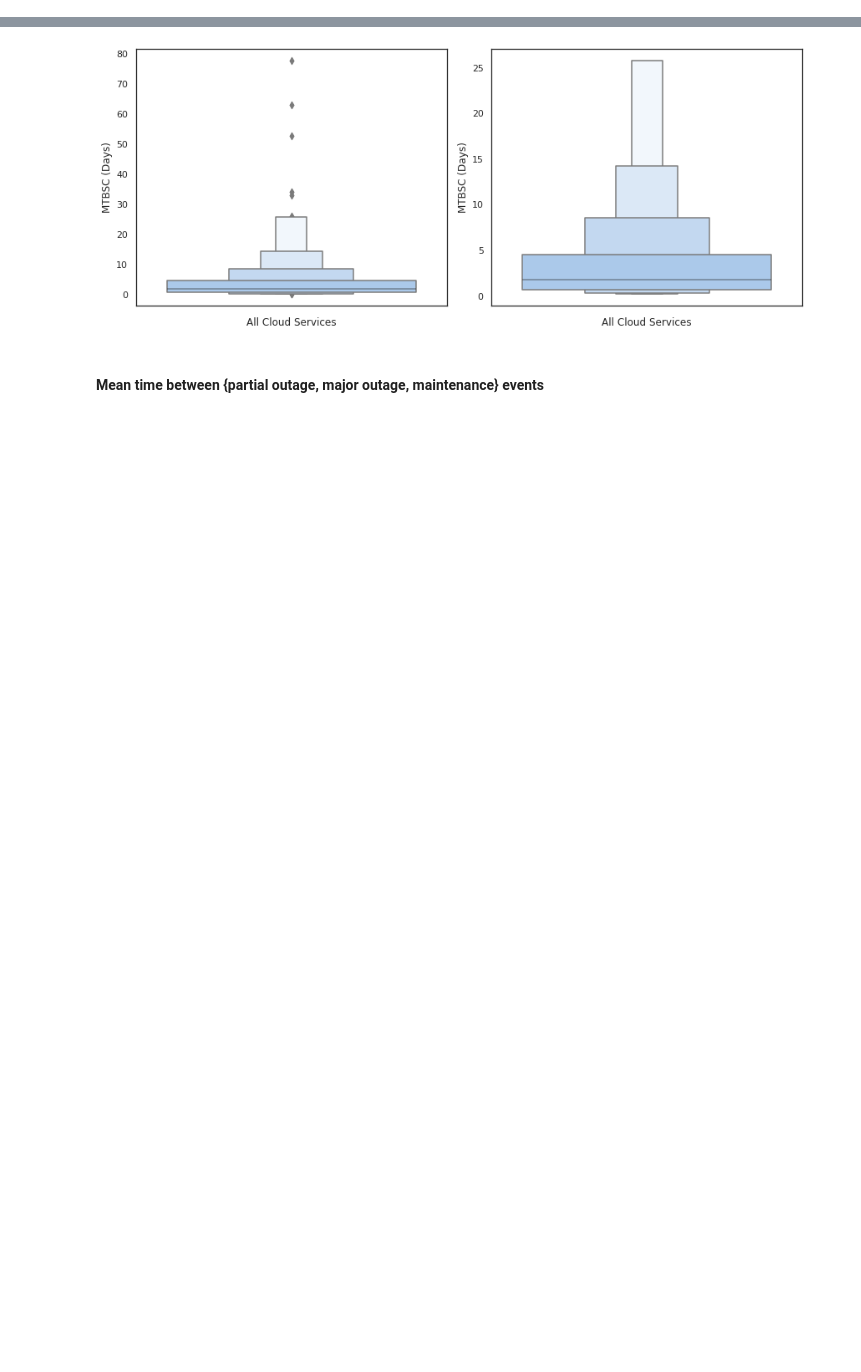
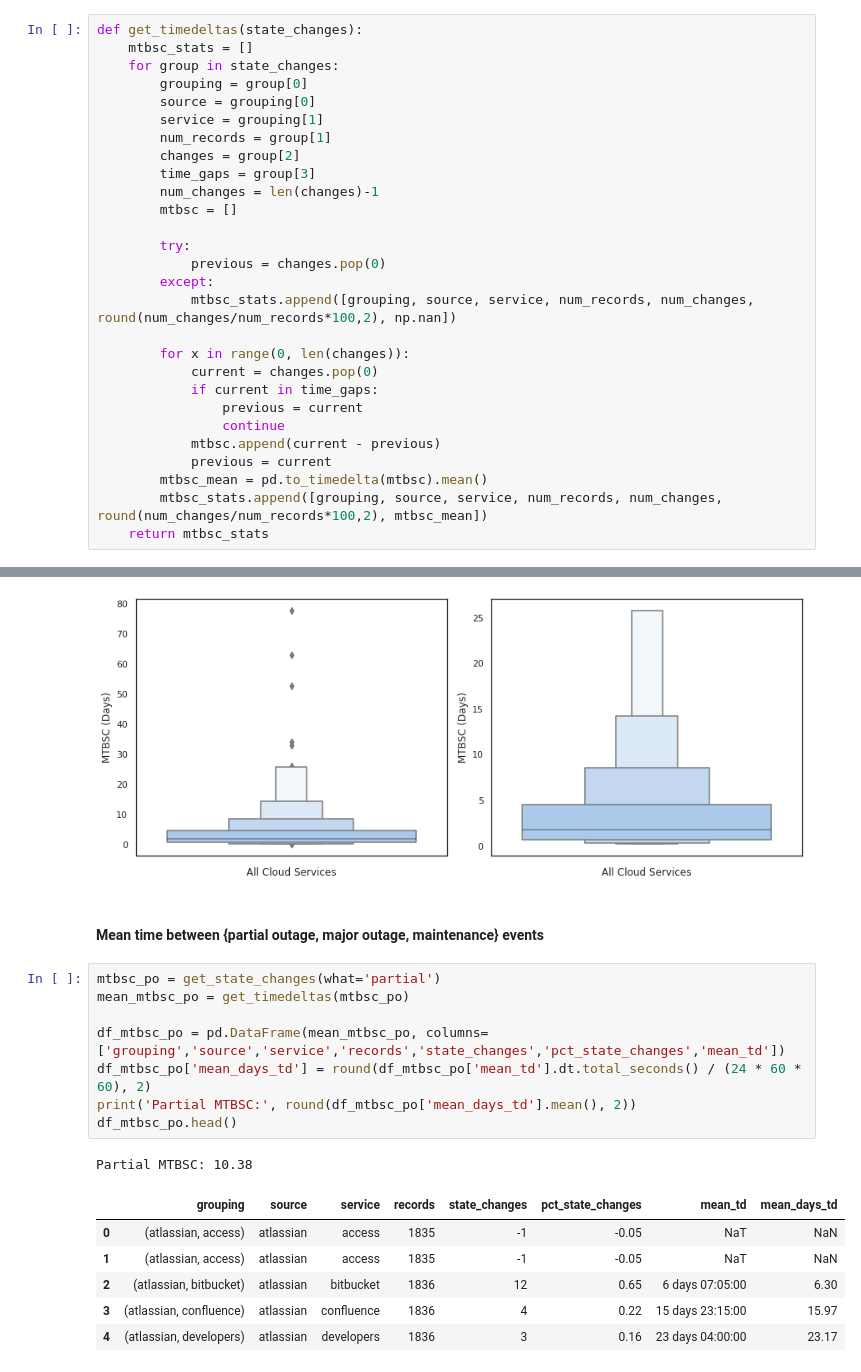
Before and after one commit to shanemin/thesis-msc-cloud-failures, a Jupyter notebook: scripts/stats/analysis.ipynb, the cells around one changed output, grey strips where cells are left out. Cells and saved outputs as stored; diff of their text form; blank space fills up the shorter version.

Commit message:
mean time between {partial,major,maintenance} events (todo: put into one dataframe)

```diff
--- a/scripts/stats/analysis.ipynb
+++ b/scripts/stats/analysis.ipynb
@@ -244,2 +259,30 @@ def get_state_changes():
+# %%
+def get_timedeltas(state_changes):
+    mtbsc_stats = []
+    for group in state_changes:
+        grouping = group[0]
+        source = grouping[0]
+        service = grouping[1]
+        num_records = group[1]
+        changes = group[2]
+        time_gaps = group[3]
+        num_changes = len(changes)-1
+        mtbsc = []
+
+        try:
+            previous = changes.pop(0)
+        except:
+            mtbsc_stats.append([grouping, source, service, num_records, num_changes, round(num_changes/num_records*100,2), np.nan])
+
+        for x in range(0, len(changes)):
+            current = changes.pop(0)
+            if current in time_gaps:
+                previous = current
+                continue
+            mtbsc.append(current - previous)
+            previous = current
+        mtbsc_mean = pd.to_timedelta(mtbsc).mean()
+        mtbsc_stats.append([grouping, source, service, num_records, num_changes, round(num_changes/num_records*100,2), mtbsc_mean])
+    return mtbsc_stats
 # %% [markdown]
 #### MTBSC per source/service grouping (we don't consider time gaps > 1 day in our mean)
@@ -293,3 +315,19 @@ fig.tight_layout()
 [figure]
 # %% [markdown]
 #### Mean time between {partial outage, major outage, maintenance} events
+# %%
+mtbsc_po = get_state_changes(what='partial')
+mean_mtbsc_po = get_timedeltas(mtbsc_po)
+
+df_mtbsc_po = pd.DataFrame(mean_mtbsc_po, columns=['grouping','source','service','records','state_changes','pct_state_changes','mean_td'])
+df_mtbsc_po['mean_days_td'] = round(df_mtbsc_po['mean_td'].dt.total_seconds() / (24 * 60 * 60), 2)
+print('Partial MTBSC:', round(df_mtbsc_po['mean_days_td'].mean(), 2))
+df_mtbsc_po.head()
+# %% [output]
+Partial MTBSC: 10.38
+|  | grouping | source | service | records | state_changes | pct_state_changes | mean_td | mean_days_td |
+| 0 | (atlassian, access) | atlassian | access | 1835 | -1 | -0.05 | NaT | NaN |
+| 1 | (atlassian, access) | atlassian | access | 1835 | -1 | -0.05 | NaT | NaN |
+| 2 | (atlassian, bitbucket) | atlassian | bitbucket | 1836 | 12 | 0.65 | 6 days 07:05:00 | 6.30 |
+| 3 | (atlassian, confluence) | atlassian | confluence | 1836 | 4 | 0.22 | 15 days 23:15:00 | 15.97 |
+| 4 | (atlassian, developers) | atlassian | developers | 1836 | 3 | 0.16 | 23 days 04:00:00 | 23.17 |
```
Also changed, not shown: parts of 9 cells of this notebook.
